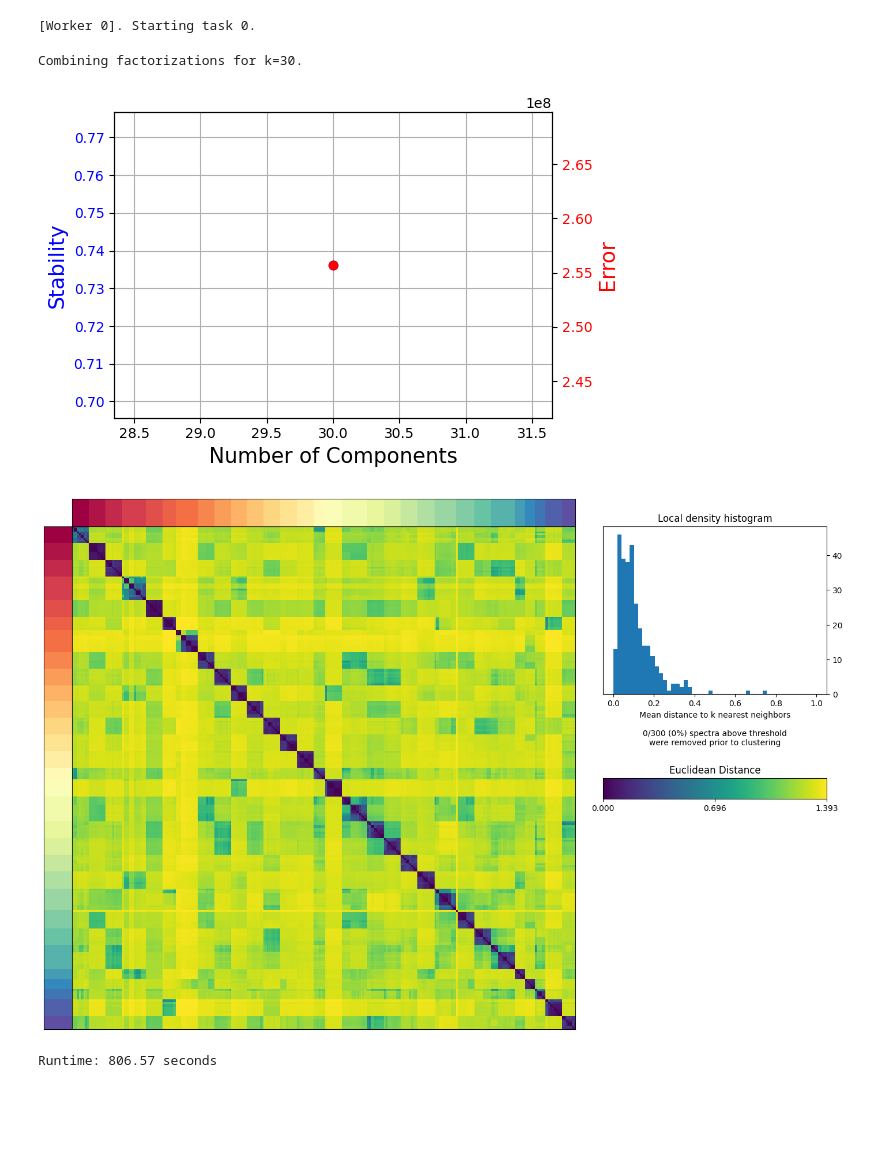
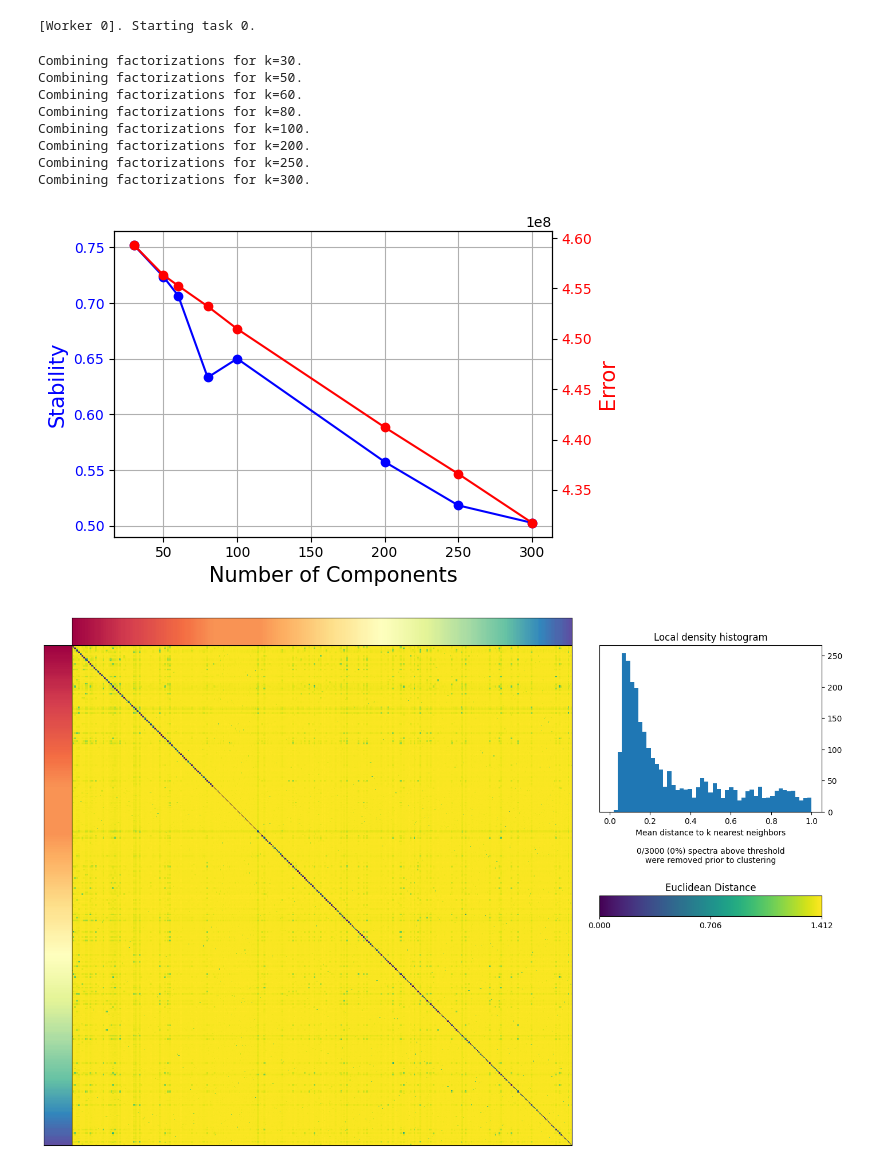
Before and after one commit to EngreitzLab/cNMF_benchmarking, a Jupyter notebook: cNMF_benchmarking_pipeline/Inference/sk-cNMF/JupterNote_Version/sk-cNMF_inference_pipeline.ipynb, the cells around one changed output. Saved outputs shown, nothing was run; the diff lists cells and outputs as text; code cells hidden in the pictures; blank space fills up the shorter version.

```diff
--- a/cNMF_benchmarking_pipeline/Inference/sk-cNMF/JupterNote_Version/sk-cNMF_inference_pipeline.ipynb
+++ b/cNMF_benchmarking_pipeline/Inference/sk-cNMF/JupterNote_Version/sk-cNMF_inference_pipeline.ipynb
@@ -13,23 +13,20 @@ from cnmf import cNMF
 import os
 import time
 # %%
-
-start_time = time.time()
-
 numiter=10
 numhvgenes=5451
-K = [30]
+K = [30, 50, 60, 80, 100, 200, 250, 300]
 seed = 14
 loss = 'frobenius'
 init = 'random'
 algo = 'cd'
 max_NMF_iter = 1000
-sel_thresh = 2.0
+sel_thresh = [2.0]
 tol = 1e-7
 
-counts_fn = "/oak/stanford/groups/engreitz/Users/ymo/NMF_re-inplementing/Cell_data/100k_250genes.h5ad"
-output_directory = "/oak/stanford/groups/engreitz/Users/ymo/NMF_re-inplementing/Results/sk_cNMF_evaluation/"
-run_name = "092925_100k_10iter_sk_cd_e-7"
+counts_fn = "/oak/stanford/groups/engreitz/Users/ymo/NMF_re-inplementing/Cell_data/100k_250genes_withguide.h5ad"
+output_directory = "/oak/stanford/groups/engreitz/Users/ymo/NMF_re-inplementing/Results/sk-cNMF_evaluation/100525_100k_10iter_1000batiter_sk_cd_e7_seed42"
+run_name = "100525_100k_10iter_1000batiter_sk_cd_e7_seed42_all"
 # %%
 
 cnmf_obj = cNMF(output_dir=output_directory, name=run_name)
@@ -45,10 +44,17 @@ cnmf_obj.factorize(total_workers = 1)
 cnmf_obj.combine()
 # %% [output]
 Combining factorizations for k=30.
+Combining factorizations for k=50.
+Combining factorizations for k=60.
+Combining factorizations for k=80.
+Combining factorizations for k=100.
+Combining factorizations for k=200.
+Combining factorizations for k=250.
+Combining factorizations for k=300.
 # %%
 cnmf_obj.k_selection_plot()
 # %% [output]
-[figure, old version]
+[figure, new version]
 # %%
 from tqdm.auto import tqdm
 
@@ -64,10 +70,10 @@ def run_cnmf_consensus(cnmf_obj=None, output_dir=None, name=None,
 # %%
 # Consensus plots with all k to choose thresh
 
 run_cnmf_consensus(cnmf_obj,
-                components=K,
-                density_thresholds=[sel_thresh])
+                components=[300],
+                density_thresholds=sel_thresh)
 # %% [output]
-[figure, old version]
+[figure, new version]
 # %%
 # Save all cNMF scores in separate mudata objects
@@ -135,6 +140,0 @@ for k in K:
-# %%
-end_time = time.time()
-elapsed_time = end_time - start_time
-print(f"Runtime: {elapsed_time:.2f} seconds")
-# %% [output]
-Runtime: 806.57 seconds
```
Also changed, not shown: parts of 3 cells of this notebook.
